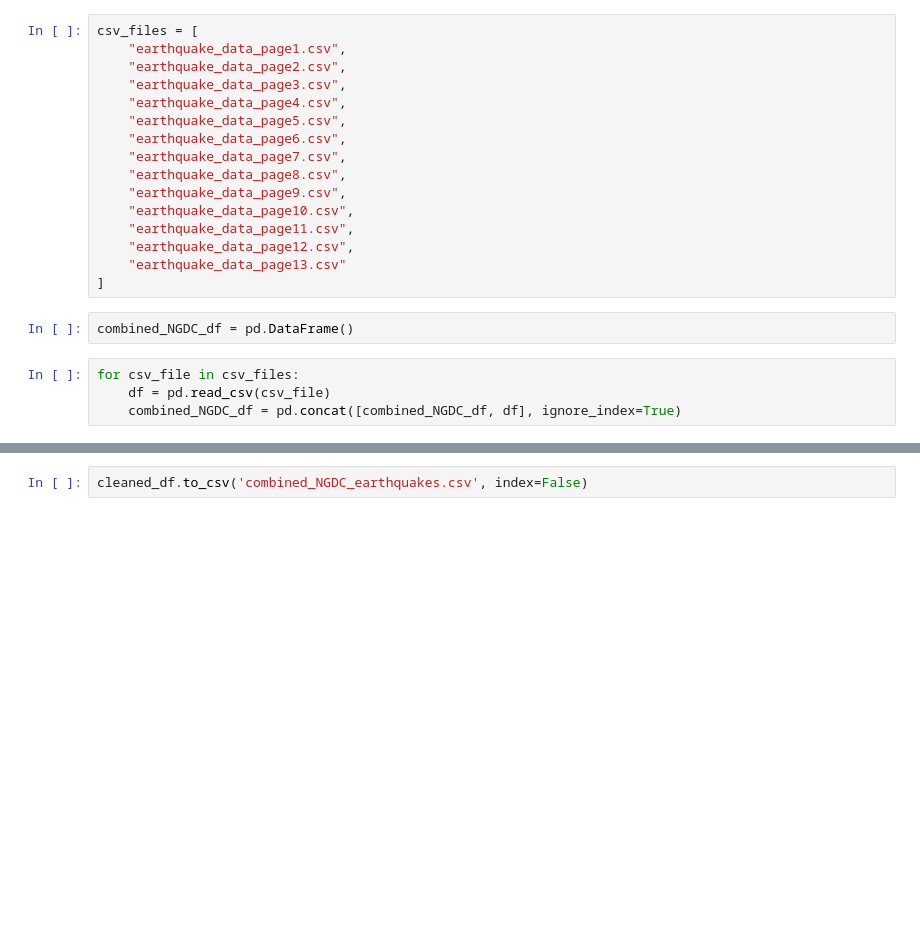
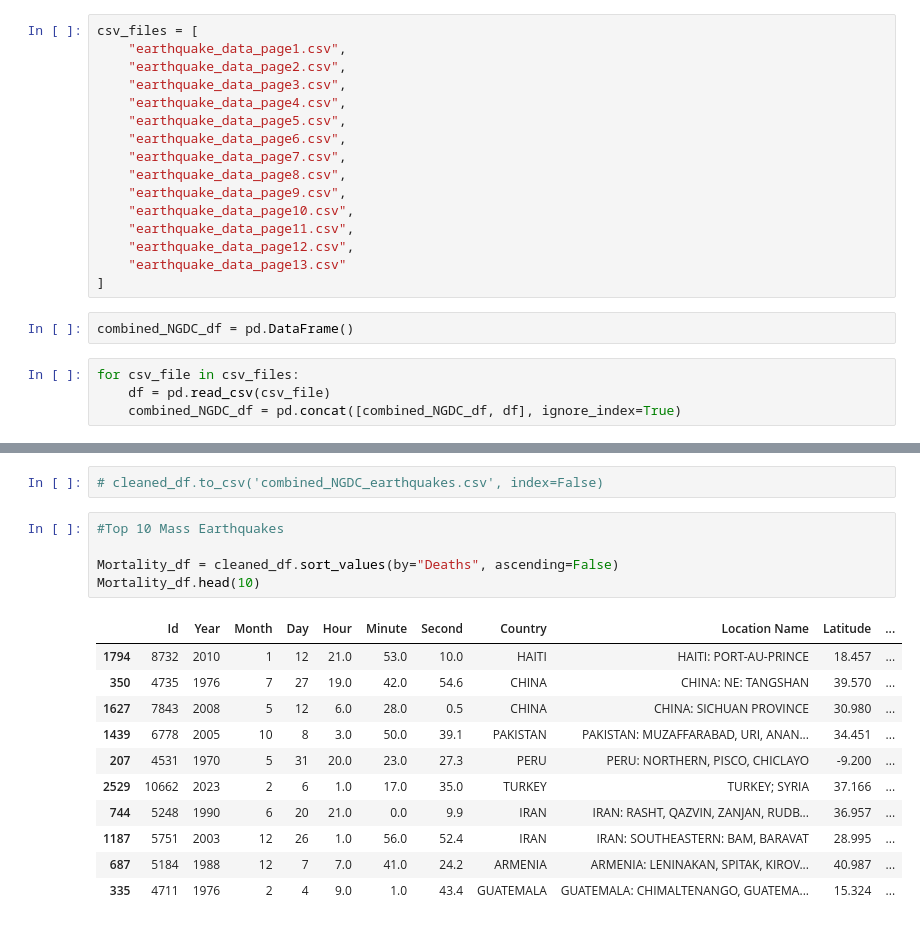
Before and after one commit to SRoethlisberger85/Earthquake_Analysis, a Jupyter notebook: Earthquakes/Combine Data Pages.ipynb, the cells around one changed output, grey strips where cells are left out. Saved outputs shown, nothing was run; the diff lists cells and outputs as text; blank space fills up the shorter version.

Commit message:
Added Top 10 Earthquake Deaths, Magnitudes, and Damages from NOAA

```diff
--- a/Earthquakes/Combine Data Pages.ipynb
+++ b/Earthquakes/Combine Data Pages.ipynb
@@ -42,2 +87,19 @@ cleaned_df.head()
 # %%
-cleaned_df.to_csv('combined_NGDC_earthquakes.csv', index=False)
+# cleaned_df.to_csv('combined_NGDC_earthquakes.csv', index=False)
+# %%
+#Top 10 Mass Earthquakes
+
+Mortality_df = cleaned_df.sort_values(by="Deaths", ascending=False)
+Mortality_df.head(10)
+# %% [output]
+|  | Id | Year | Month | Day | Hour | Minute | Second | Country | Location Name | Latitude | ... |
+| 1794 | 8732 | 2010 | 1 | 12 | 21.0 | 53.0 | 10.0 | HAITI | HAITI: PORT-AU-PRINCE | 18.457 | ... |
+| 350 | 4735 | 1976 | 7 | 27 | 19.0 | 42.0 | 54.6 | CHINA | CHINA: NE: TANGSHAN | 39.570 | ... |
+| 1627 | 7843 | 2008 | 5 | 12 | 6.0 | 28.0 | 0.5 | CHINA | CHINA: SICHUAN PROVINCE | 30.980 | ... |
+| 1439 | 6778 | 2005 | 10 | 8 | 3.0 | 50.0 | 39.1 | PAKISTAN | PAKISTAN: MUZAFFARABAD, URI, ANAN... | 34.451 | ... |
+| 207 | 4531 | 1970 | 5 | 31 | 20.0 | 23.0 | 27.3 | PERU | PERU: NORTHERN, PISCO, CHICLAYO | -9.200 | ... |
+| 2529 | 10662 | 2023 | 2 | 6 | 1.0 | 17.0 | 35.0 | TURKEY | TURKEY; SYRIA | 37.166 | ... |
+| 744 | 5248 | 1990 | 6 | 20 | 21.0 | 0.0 | 9.9 | IRAN | IRAN: RASHT, QAZVIN, ZANJAN, RUDB... | 36.957 | ... |
+| 1187 | 5751 | 2003 | 12 | 26 | 1.0 | 56.0 | 52.4 | IRAN | IRAN: SOUTHEASTERN: BAM, BARAVAT | 28.995 | ... |
+| 687 | 5184 | 1988 | 12 | 7 | 7.0 | 41.0 | 24.2 | ARMENIA | ARMENIA: LENINAKAN, SPITAK, KIROV... | 40.987 | ... |
+| 335 | 4711 | 1976 | 2 | 4 | 9.0 | 1.0 | 43.4 | GUATEMALA | GUATEMALA: CHIMALTENANGO, GUATEMA... | 15.324 | ... |
```
Also changed, not shown: parts of 5 cells of this notebook.
